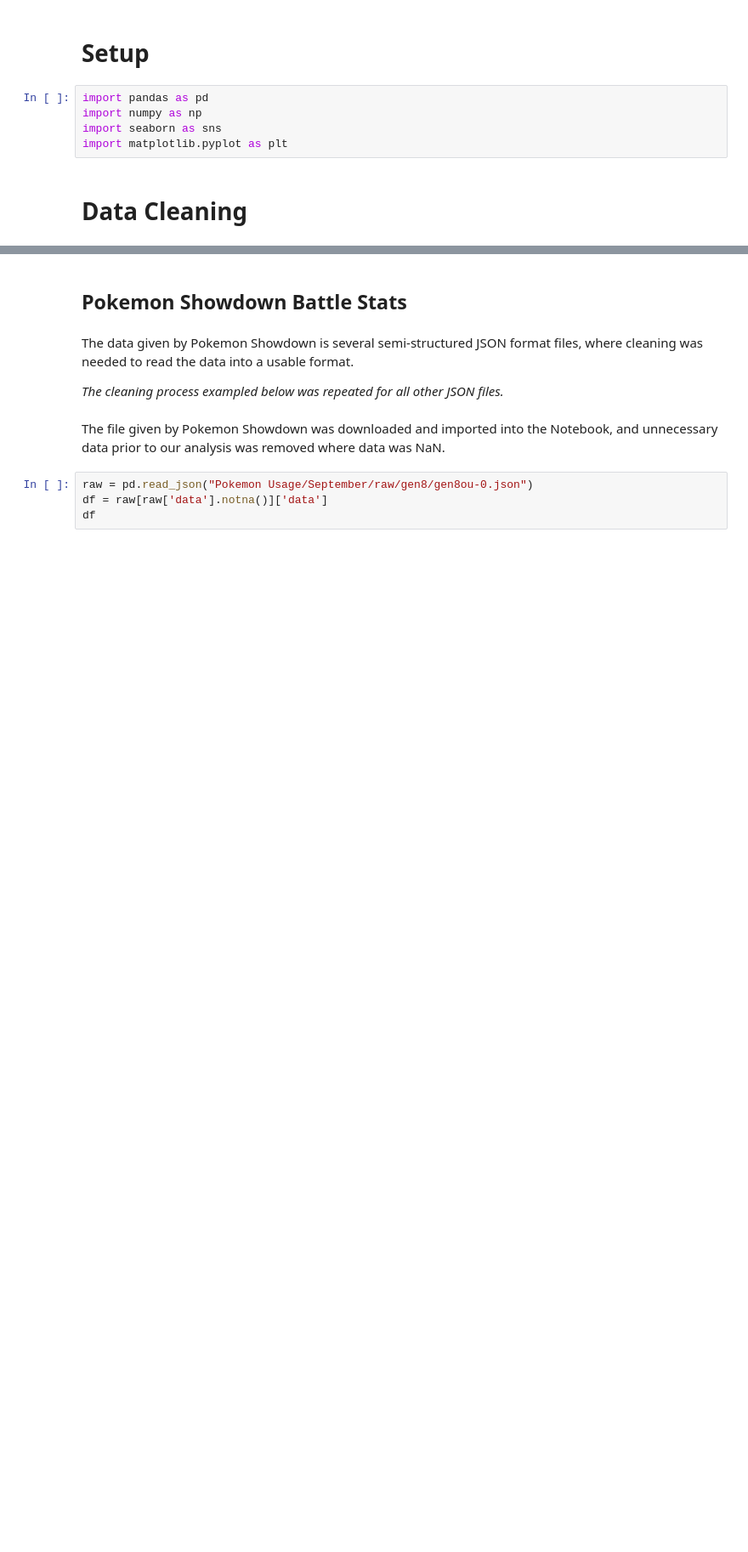
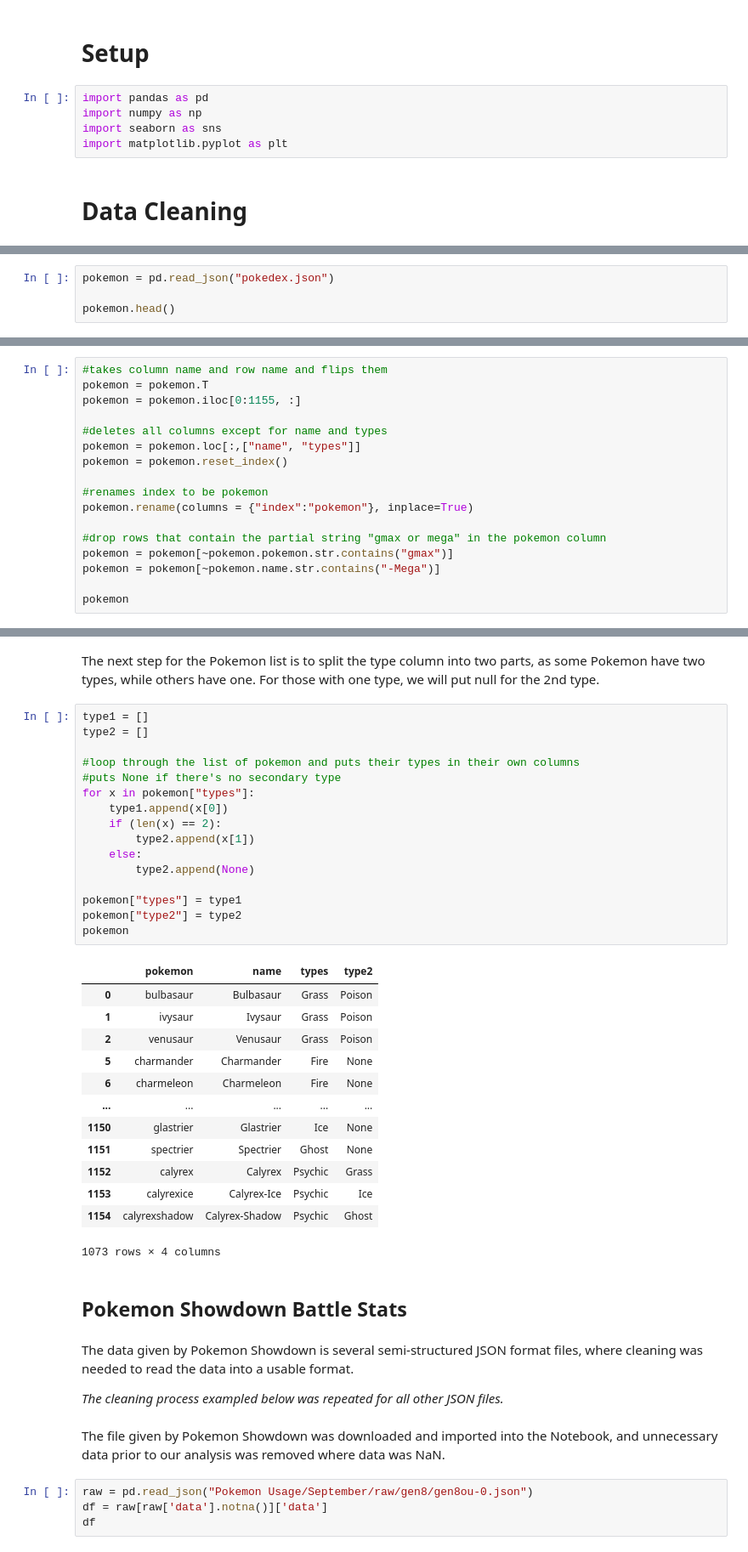
Before and after one commit to mr4tt/Fairy-Pokemon-Analysis, a Jupyter notebook: DataCheckpointGroup013-Fa21.ipynb, the cells around one changed output, grey strips where cells are left out. Shown at 85% size. Saved outputs shown, nothing was run; the diff lists cells and outputs as text; blank space fills up the shorter version.

```diff
--- a/DataCheckpointGroup013-Fa21.ipynb
+++ b/DataCheckpointGroup013-Fa21.ipynb
@@ -49,0 +98,4 @@ Describe your data cleaning steps here.
+# %%
+pokemon = pd.read_json("pokedex.json")
+
+pokemon.head()
@@ -49,0 +114,17 @@ Describe your data cleaning steps here.
+# %%
+#takes column name and row name and flips them
+pokemon = pokemon.T
+pokemon = pokemon.iloc[0:1155, :]
+
+#deletes all columns except for name and types
+pokemon = pokemon.loc[:,["name", "types"]]
+pokemon = pokemon.reset_index()
+
+#renames index to be pokemon
+pokemon.rename(columns = {"index":"pokemon"}, inplace=True)
+
+#drop rows that contain the partial string "gmax or mega" in the pokemon column
+pokemon = pokemon[~pokemon.pokemon.str.contains("gmax")]
+pokemon = pokemon[~pokemon.name.str.contains("-Mega")]
+
+pokemon
@@ -50,3 +145,35 @@ Describe your data cleaning steps here.
+# %% [markdown]
+The next step for the Pokemon list is to split the type column into two parts, as some Pokemon have two types, while others have one. For those with one type, we will put null for the 2nd type.
+# %%
+type1 = []
+type2 = []
+
+#loop through the list of pokemon and puts their types in their own columns
+#puts None if there's no secondary type
+for x in pokemon["types"]:
+    type1.append(x[0])
+    if (len(x) == 2):
+        type2.append(x[1])
+    else:
+        type2.append(None)
+
+pokemon["types"] = type1
+pokemon["type2"] = type2
+pokemon
+# %% [output]
+|  | pokemon | name | types | type2 |
+| 0 | bulbasaur | Bulbasaur | Grass | Poison |
+| 1 | ivysaur | Ivysaur | Grass | Poison |
+| 2 | venusaur | Venusaur | Grass | Poison |
+| 5 | charmander | Charmander | Fire | None |
+| 6 | charmeleon | Charmeleon | Fire | None |
+| ... | ... | ... | ... | ... |
+| 1150 | glastrier | Glastrier | Ice | None |
+| 1151 | spectrier | Spectrier | Ghost | None |
+| 1152 | calyrex | Calyrex | Psychic | Grass |
+| 1153 | calyrexice | Calyrex-Ice | Psychic | Ice |
+| 1154 | calyrexshadow | Calyrex-Shadow | Psychic | Ghost |
+1073 rows × 4 columns
 # %% [markdown]
 ## Pokemon Showdown Battle Stats
 # %% [markdown]
```
Also changed, not shown: parts of 11 cells of this notebook.
